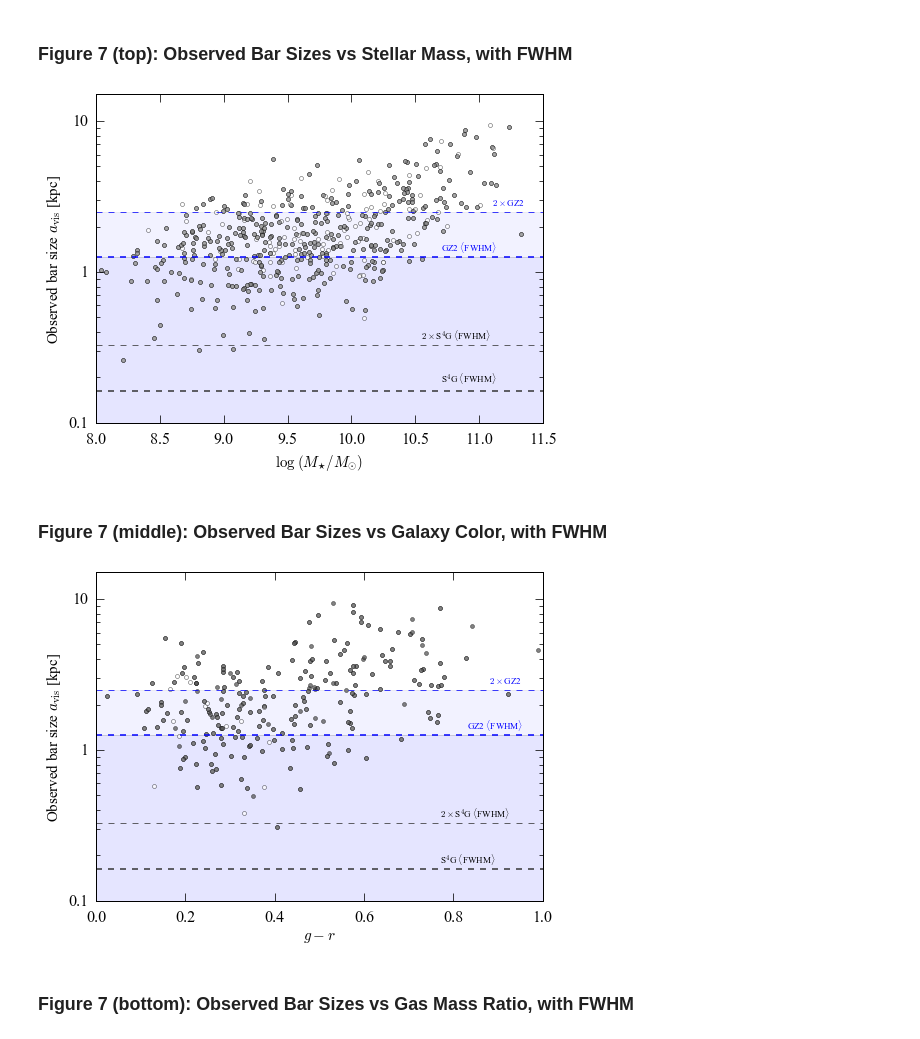
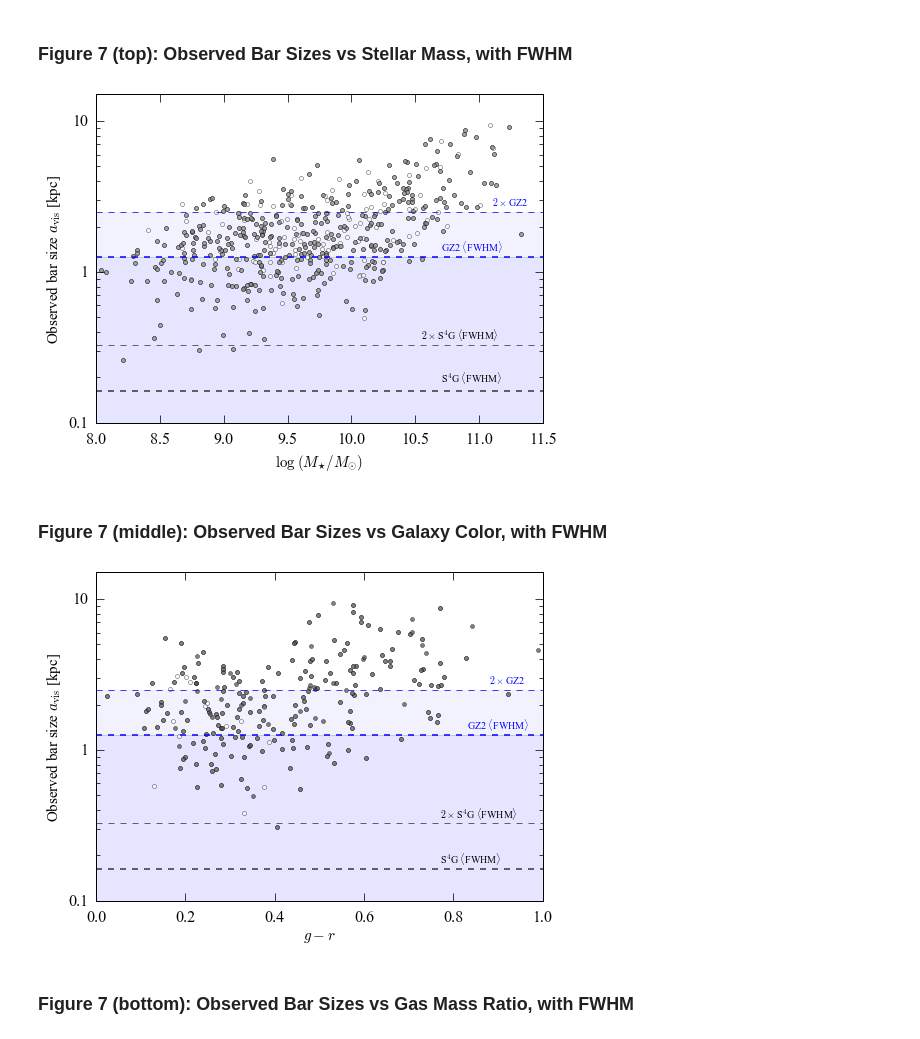
Before and after one commit to perwin/s4g_barfractions, a Jupyter notebook: s4gbars_barsizes.ipynb, the cells around one changed output. Saved outputs shown, nothing was run; the diff lists cells and outputs as text; code cells hidden in the pictures.

Commit message:
Minor updates to notebooks (updated font sizes for Fig.7, note in preamble about savePlots variable)

```diff
--- a/s4gbars_barsizes.ipynb
+++ b/s4gbars_barsizes.ipynb
@@ -180,25 +182,27 @@ if savePlots: plt.savefig(plotDir+"barsize-vs-mass-with-fit_samples12.pdf")
 # %%
 semilogy(s4gdata.logmstar[ii_barred_limited2], s4gdata.sma_kpc[ii_barred_limited2], 'o', color='1',ms=4, alpha=0.7)
 semilogy(s4gdata.logmstar[ii_barred_limited1], s4gdata.sma_kpc[ii_barred_limited1], 'o', color='0.5',ms=4, alpha=0.7)
 xlim(8,11.5);ylim(0.1,15)
 ax = gca()
 ax.add_patch(Rectangle((8,0.1), 3.5, fwhm_kpc_gz2 - 0.1, facecolor='b', alpha=0.1))
 ax.add_patch(Rectangle((8,fwhm_kpc_gz2), 3.5, fwhm_kpc_gz2, facecolor='b', alpha=0.05))
 pu.MakeNiceLogAxes(whichAxis="y")
+
 axhline(fwhm_kpc_s4g2, ls='--', lw=1.5, color='0.2')
 axhline(2*fwhm_kpc_s4g2, ls='--', lw=0.75, color='0.2')
 axhline(fwhm_kpc_gz2, ls='--', lw=1.5, color='b')
 axhline(2*fwhm_kpc_gz2, ls='--', lw=0.75, color='b')
-text(10.7,1.15*fwhm_kpc_s4g2, s4g_fwhm_txt, fontsize=9)
-text(10.55,1.11*2*fwhm_kpc_s4g2, r"$2 \times$" + s4g_fwhm_txt, fontsize=9)
-text(10.7,1.1*fwhm_kpc_gz2, r"GZ2 $\langle$FWHM$\rangle$", color='b',fontsize=9)
-text(11.1,1.1*2*fwhm_kpc_gz2, r"$2 \times$GZ2", color='b',fontsize=9)
+
+text(10.7,1.15*fwhm_kpc_s4g2, s4g_fwhm_txt, fontsize=10)
+text(10.55,1.11*2*fwhm_kpc_s4g2, r"$2 \times$" + s4g_fwhm_txt, fontsize=10)
+text(10.7,1.1*fwhm_kpc_gz2, r"GZ2 $\langle$FWHM$\rangle$", color='b',fontsize=10)
+text(11.1,1.1*2*fwhm_kpc_gz2, r"$2 \times$GZ2", color='b',fontsize=10)
 xlabel(xtmstar,fontsize=15);ylabel(ytbarsize_kpc_obs,fontsize=15)
 # push bottom of plot upwards so that x-axis label isn't clipped in PDF output
 plt.subplots_adjust(bottom=0.14)
 if savePlots: plt.savefig(plotDir+"barsize-vs-mass-with-fwhm.pdf")
 # %% [output]
-[figure, old version]
+[figure, new version]
 # %% [markdown]
 ### Figure 7 (middle): Observed Bar Sizes vs Galaxy Color, with FWHM
 # %%
@@ -216,15 +220,16 @@ axhline(fwhm_kpc_s4g2, ls='--', lw=1.5, color='0.2')
 axhline(2*fwhm_kpc_s4g2, ls='--', lw=0.75, color='0.2')
 axhline(fwhm_kpc_gz2, ls='--', lw=1.5, color='b')
 axhline(2*fwhm_kpc_gz2, ls='--', lw=0.75, color='b')
-text(0.77,1.1*fwhm_kpc_s4g2, s4g_fwhm_txt, fontsize=9)
-text(0.77,1.1*2*fwhm_kpc_s4g2, r"$2 \times$" + s4g_fwhm_txt, fontsize=9)
-text(0.83,1.1*fwhm_kpc_gz2, r"GZ2 $\langle$FWHM$\rangle$", color='b',fontsize=9)
-text(0.88,1.1*2*fwhm_kpc_gz2, r"$2 \times$GZ2", color='b',fontsize=9)
+
+text(0.77,1.1*fwhm_kpc_s4g2, s4g_fwhm_txt, fontsize=10)
+text(0.77,1.1*2*fwhm_kpc_s4g2, r"$2 \times$" + s4g_fwhm_txt, fontsize=10)
+text(0.83,1.1*fwhm_kpc_gz2, r"GZ2 $\langle$FWHM$\rangle$", color='b',fontsize=10)
+text(0.88,1.1*2*fwhm_kpc_gz2, r"$2 \times$GZ2", color='b',fontsize=10)
 # push bottom of plot upwards so that x-axis label isn't clipped in PDF output
 plt.subplots_adjust(bottom=0.14)
 if savePlots: plt.savefig(plotDir+"barsize-vs-gmr-with-fwhm.pdf")
 # %% [output]
-[figure, old version]
+[figure, new version]
 # %% [markdown]
 ### Figure 7 (bottom): Observed Bar Sizes vs Gas Mass Ratio, with FWHM
 # %%
```
Also changed, not shown: parts of 2 cells of this notebook, 2 other files.
